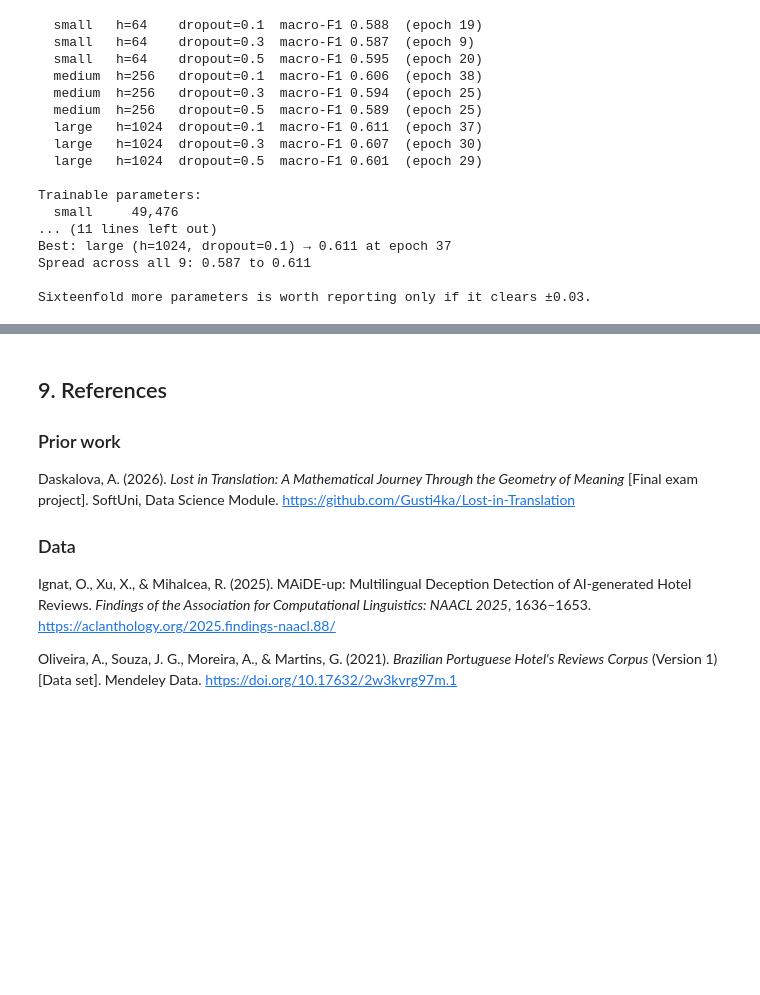
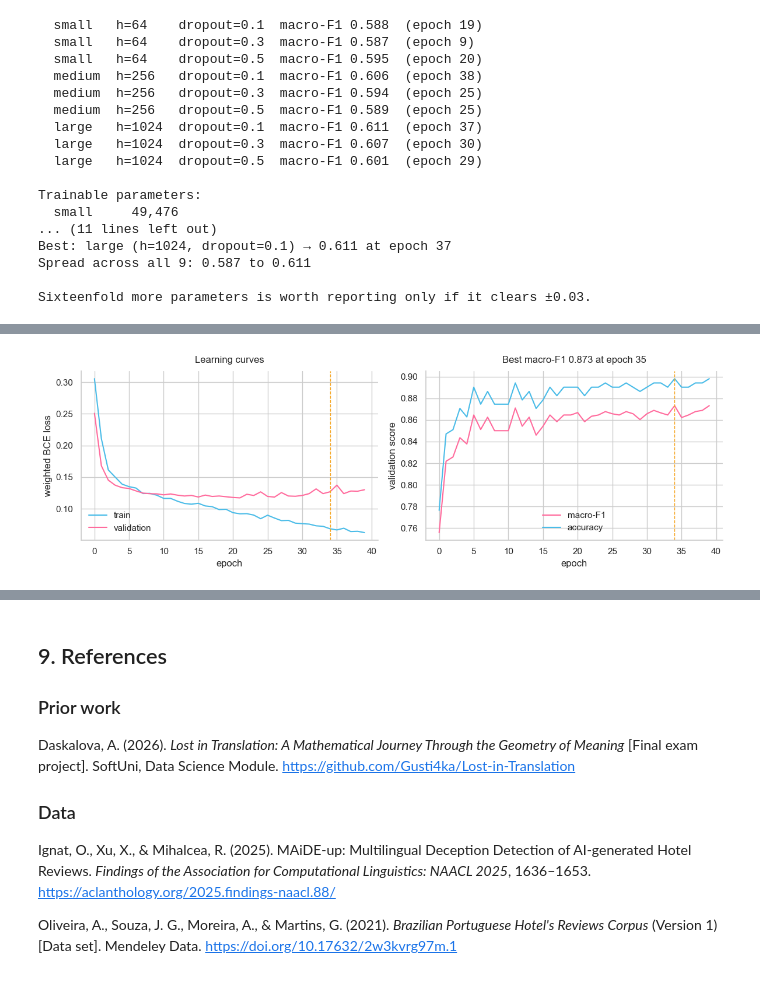
Before and after one commit to Gusti4ka/The-Grammar-of-Luxury, a Jupyter notebook: the-grammar-of-luxury.ipynb, the cells around one changed output, grey strips where cells are left out. Cells and saved outputs as stored; diff of their text form; code cells hidden in the pictures; blank space fills up the shorter version.

```diff
--- a/the-grammar-of-luxury.ipynb
+++ b/the-grammar-of-luxury.ipynb
@@ -1686,0 +1756,91 @@ Sixteenfold more parameters is worth reporting only if it clears ±0.03.
+# %%
+# ── Training the sentiment head ──
+
+# Reproducibility: seed here so this cell reproduces on its own, regardless of
+# what ran before it. The training loader gets its own generator so batch order
+# does not depend on global RNG state left by earlier cells.
+torch.manual_seed(SEED)
+np.random.seed(SEED)
+g = torch.Generator().manual_seed(SEED)
+
+sent_train_loader = torch.utils.data.DataLoader(
+    torch.utils.data.TensorDataset(
+        torch.tensor(X_train, dtype=torch.float32),
+        torch.tensor(y_train_sent.reshape(-1, 1), dtype=torch.float32)),
+    batch_size=32, shuffle=True, generator=g)
+sent_val_loader = make_loader(
+    X_val, y_val_sent.reshape(-1, 1).astype("float32"))
+
+def evaluate_sent(model, loader, loss_fn):
+    model.eval()
+    losses, preds, trues = [], [], []
+    with torch.no_grad():
+        for xb, yb in loader:
+            logits = model(xb)
+            losses.append(loss_fn(logits, yb).item())
+            preds.append((torch.sigmoid(logits) >= 0.5).float())
+            trues.append(yb)
+    P = torch.cat(preds).numpy()
+    T = torch.cat(trues).numpy()
+    acc = float((P == T).mean())
+    f1  = f1_score(T, P, average="macro", zero_division=0)
+    return float(np.mean(losses)), acc, f1
+
+sentiment_head = Head(n_out=1)
+loss_fn = nn.BCEWithLogitsLoss(pos_weight=sent_pos_weight)
+opt     = torch.optim.AdamW(sentiment_head.parameters(), lr=1e-3, weight_decay=1e-2)
+
+EPOCHS = 40
+history = {"train_loss": [], "val_loss": [], "val_acc": [], "val_f1": []}
+best_f1, best_state, best_epoch = -1.0, None, -1
+
+for epoch in range(1, EPOCHS + 1):
+    sentiment_head.train()
+    batch_losses = []
+    for xb, yb in sent_train_loader:
+        opt.zero_grad()
+        loss = loss_fn(sentiment_head(xb), yb)
+        loss.backward()
+        opt.step()
+        batch_losses.append(loss.item())
+
+    tr_loss = float(np.mean(batch_losses))
+    va_loss, va_acc, va_f1 = evaluate_sent(sentiment_head, sent_val_loader, loss_fn)
+
+    history["train_loss"].append(tr_loss)
+    history["val_loss"].append(va_loss)
+    history["val_acc"].append(va_acc)
+    history["val_f1"].append(va_f1)
+
+    if va_f1 > best_f1:
+        best_f1, best_epoch = va_f1, epoch
+        best_state = {k: v.clone() for k, v in sentiment_head.state_dict().items()}
+
+    if epoch == 1 or epoch % 5 == 0:
+        print(f"epoch {epoch:3d}   train {tr_loss:.4f}   val {va_loss:.4f}   "
+              f"acc {va_acc:.3f}   macro-F1 {va_f1:.3f}")
+
+print(f"\nBest validation macro-F1: {best_f1:.3f} at epoch {best_epoch}")
+print("Restoring that checkpoint — not the last epoch.")
+sentiment_head.load_state_dict(best_state)
+
+# ── Learning curves ──
+fig, axes = plt.subplots(1, 2, figsize=(12, 4))
+
+axes[0].plot(history["train_loss"], label="train",      color="#4ABCE8")
+axes[0].plot(history["val_loss"],   label="validation", color="#FF6B9D")
+axes[0].axvline(best_epoch - 1, color="#F5A623", linestyle="--", linewidth=1)
+axes[0].set_xlabel("epoch"); axes[0].set_ylabel("weighted BCE loss")
+axes[0].set_title("Learning curves", pad=10); axes[0].legend(frameon=False)
+
+axes[1].plot(history["val_f1"],  label="macro-F1", color="#FF6B9D")
+axes[1].plot(history["val_acc"], label="accuracy", color="#4ABCE8")
+axes[1].axvline(best_epoch - 1, color="#F5A623", linestyle="--", linewidth=1)
+axes[1].set_xlabel("epoch"); axes[1].set_ylabel("validation score")
+axes[1].set_title(f"Best macro-F1 {best_f1:.3f} at epoch {best_epoch}", pad=10)
+axes[1].legend(frameon=False)
+
+for ax in axes:
+    ax.spines[["top", "right"]].set_visible(False)
+plt.tight_layout(); plt.show()
+# %% [output]
@@ -1686,0 +1859 @@ Sixteenfold more parameters is worth reporting only if it clears ±0.03.
+[figure, added]
```
Also changed, not shown: parts of 6 cells of this notebook, 1 other file.
